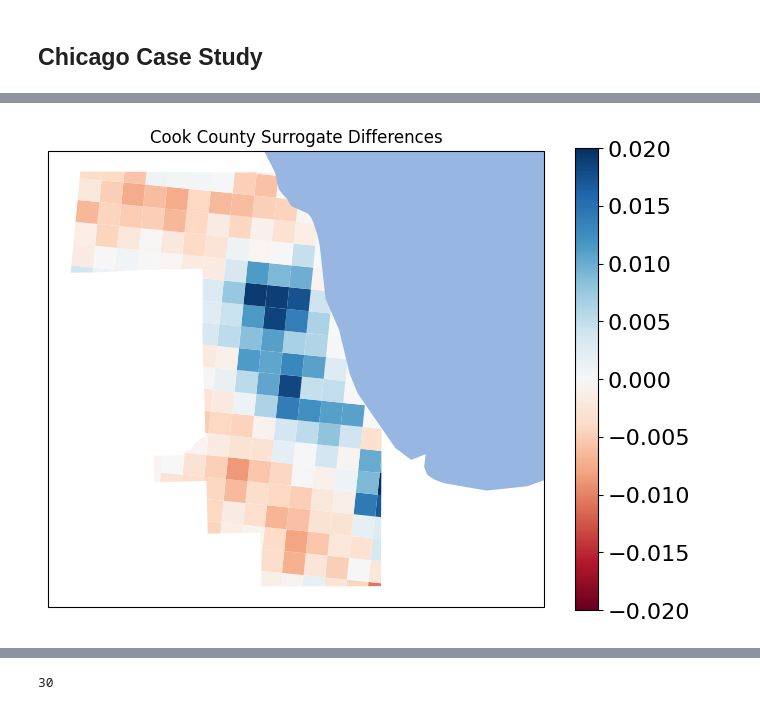
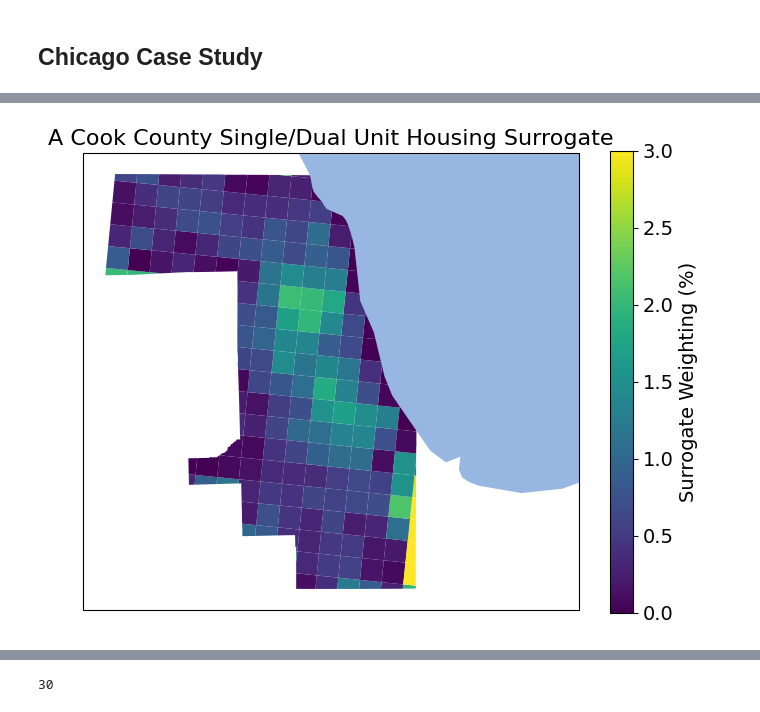
Before and after one commit to kyanshlipak/RWC, a Jupyter notebook: SMOKE_sensitivity_analyses/SurrogatePlots.ipynb, the cells around one changed output, grey strips where cells are left out. Saved outputs shown, nothing was run; the diff lists cells and outputs as text; code cells hidden in the pictures.

```diff
--- a/SMOKE_sensitivity_analyses/SurrogatePlots.ipynb
+++ b/SMOKE_sensitivity_analyses/SurrogatePlots.ipynb
@@ -15,7 +15,7 @@ from pyproj import Proj
 # %%
 #counties shapefile
 import cartopy.io.shapereader as shpreader
-dirr = r"/home/ksz4578/Heat_Pump_Project/SMOKE_sensitivity_analyses/"
+dirr = r""
 reader = shpreader.Reader(dirr + 'counties/countyl010g.shp')
 counties = list(reader.geometries())
 COUNTIES = cfeature.ShapelyFeature(counties, ccrs.PlateCarree())
@@ -405,7 +414,7 @@ def plot(data, vs, label, title, lat, lon, counties = False, bounds = False, dif
     ax.set_ylabel('Latitude')
 # %%
 import geopandas as gpd
-counties_gdf = gpd.read_file(dirr + '/counties/tl_2024_us_county.shp')
+counties_gdf = gpd.read_file(dirr + 'counties/tl_2024_us_county.shp')
 # %%
 import geopandas as gpd
 import matplotlib.pyplot as plt
@@ -474,7 +483,7 @@ def plot_gdf_in_county(data, bounds, lat_2016, lon_2016, counties_gdf, county_na
     plt.figure(figsize=(8, 6))
     ax = plt.subplot(111, projection=ccrs.PlateCarree())
     gdf_clipped.plot(
-        column='data', cmap='RdBu', legend=False, ax=ax, transform=ccrs.PlateCarree(),
+        column='data', cmap='viridis', legend=False, ax=ax, transform=ccrs.PlateCarree(),
         vmin=vs[0], vmax=vs[1]  # Set min and max values for the colormap
     )
     # Add county boundary
@@ -490,33 +499,35 @@ def plot_gdf_in_county(data, bounds, lat_2016, lon_2016, counties_gdf, county_na
     ax.add_feature(lakes, linewidth = 0)
 
     # Set color scale and labels
-    plt.title(title)
+    plt.title(title, fontsize = 16)
     plt.xlabel('Longitude')
     plt.ylabel('Latitude')
 
     import matplotlib.colors as mcolors
     norm = mcolors.Normalize(vmin=vs[0], vmax=vs[1])
 
-    cbar = plt.colorbar(plt.cm.ScalarMappable(cmap='RdBu', norm=norm), ax=ax, orientation='vertical')
-    cbar.ax.tick_params(labelsize=16)  # Set the tick label size
+    cbar = plt.colorbar(plt.cm.ScalarMappable(cmap='viridis', norm=norm), ax=ax, orientation='vertical')
+    cbar.ax.tick_params(labelsize=14)  # Set the tick label size
+    cbar.set_label(label, fontsize=14)  # Add a label with a specified font size
     plt.show()
     return ax
 # %%
 coords = [[570,600],[865,886]]
-data1 = unit_housing_ndarray_surg[coords[0][0]+171: coords[0][1]+171, coords[1][0]+54: coords[1][1]+54]
+data1 = unit_housing_ndarray_surg[coords[0][0]+171: coords[0][1]+171, coords[1][0]+54: coords[1][1]+54] * 100
 data2 = NLCD_low_intensity_ndarray_surg[coords[0][0]:coords[0][1], coords[1][0]:coords[1][1]]
 data = data1 - data2
+data3 = detached_housing_ndarray_surg[coords[0][0]+171: coords[0][1]+171, coords[1][0]+54: coords[1][1]+54] * 100
 
 
-ax  = plot_gdf_in_county(data = data,
+ax  = plot_gdf_in_county(data = data1,
                    bounds = coords,
                    lat_2016 = lat_2016,
                    lon_2016 = lon_2016,
                    counties_gdf = counties_gdf,
                    county_name = "Cook",
                    statefp = "17",
-                    vs=[-0.02, 0.02],
-                    label="Surrogate Weighting Difference",
-                    title="Cook County Surrogate Differences")
+                    vs=[0, 3],
+                    label="Surrogate Weighting (%)",
+                    title="A Cook County Single/Dual Unit Housing Surrogate")
 # %% [output]
-[figure, old version]
+[figure, new version]
```
Also changed, not shown: parts of 4 cells of this notebook.
